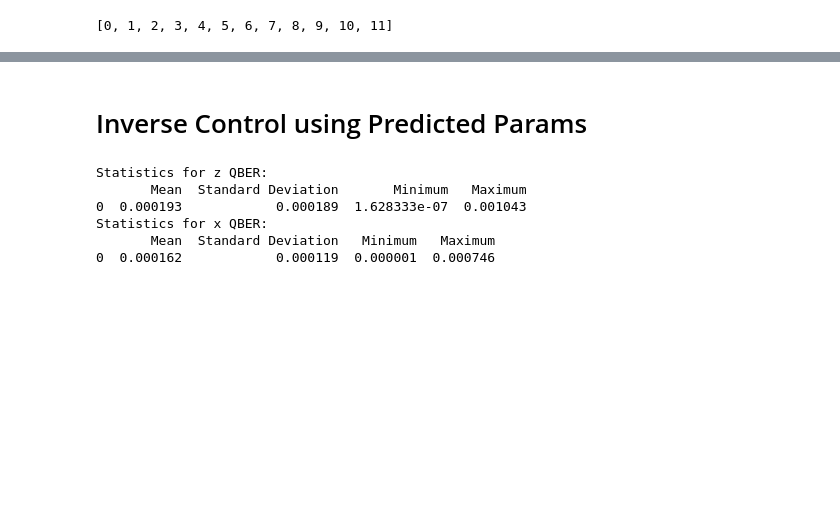
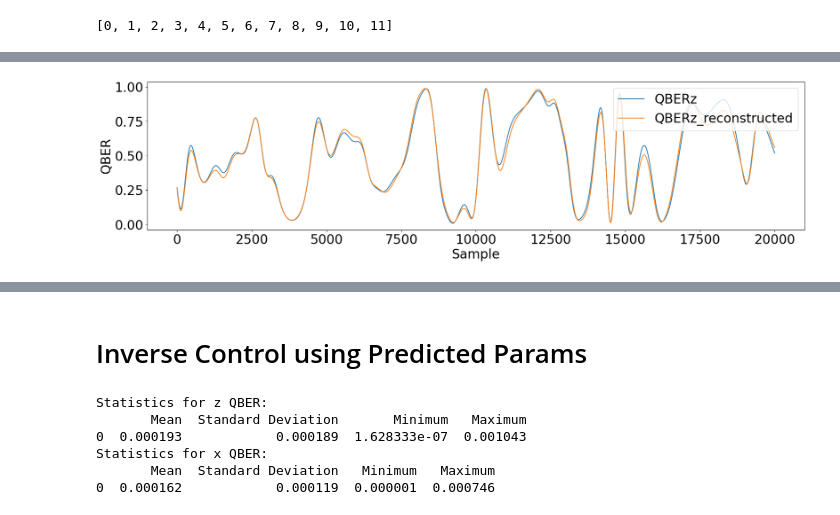
Before and after one commit to callmechristian/qnctrl, a Jupyter notebook: FFT_DNN.ipynb, the cells around one changed output, grey strips where cells are left out. Cells and saved outputs as stored; diff of their text form; code cells hidden in the pictures; blank space fills up the shorter version.

```diff
--- a/FFT_DNN.ipynb
+++ b/FFT_DNN.ipynb
@@ -642,0 +648,37 @@ for i in range(len(phi_preds)):
+# %%
+env.max_t = 2
+env.fixed_errors_flags = [False, False, False, False,
+                          False, False, False, False,
+                          False,  False, False, False]
+env.fixed_error_ctrl_pump = [0,0,0,0]
+env.fixed_error_ctrl_alice = [0,0,0,0]
+env.fixed_error_ctrl_bob = [0,0,0,0]
+env.ctrl_alice = [0,0,0,0]
+env.ctrl_bob = [0,0,0,0]
+env.ctrl_pump = [0,0,0,0]
+env.ctrl_alice_current = [0,0,0,0]
+env.ctrl_bob_current = [0,0,0,0]
+env.ctrl_pump_current = [0,0,0,0]
+env.reset()
+T = []
+i = 0
+
+for phi in env.phi:
+    phi.params_x = phi_preds[i][0]
+    i += 1
+
+while not env.done:
+    env.step()
+
+reconstructed = env.get_qber()
+# %%
+plt.figure(figsize=(22, 5))
+plt.plot(QBER[:,0],label='QBERz')
+plt.plot(reconstructed[:,0],label='QBERz_reconstructed')
+plt.legend(loc = 'upper right')
+plt.ylabel('QBER')
+plt.xlabel('Sample')
+plt.rcParams['font.size'] = 24
+plt.show()
+# %% [output]
+[figure, added]
```
Also changed, not shown: parts of 12 cells of this notebook, 2 other files.
